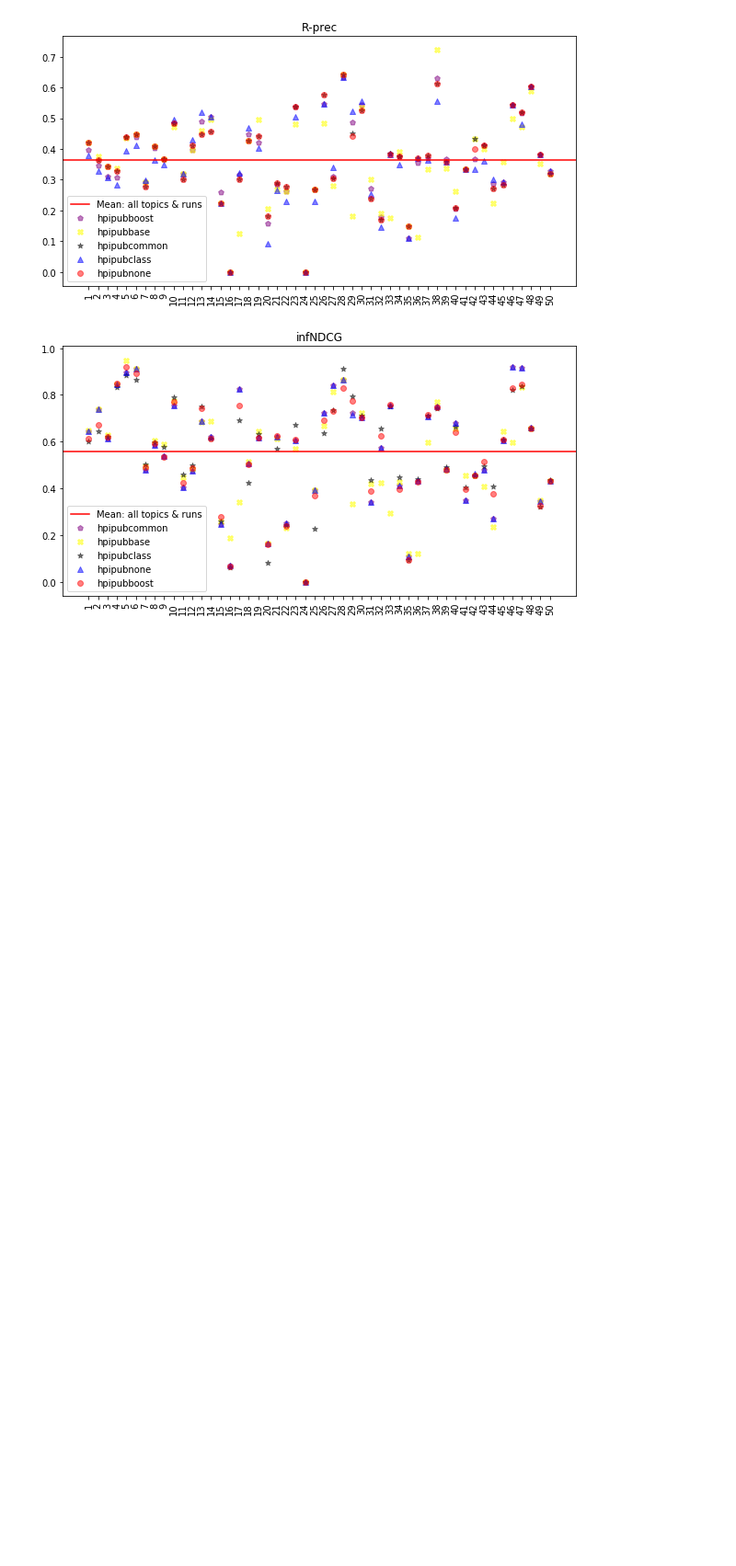
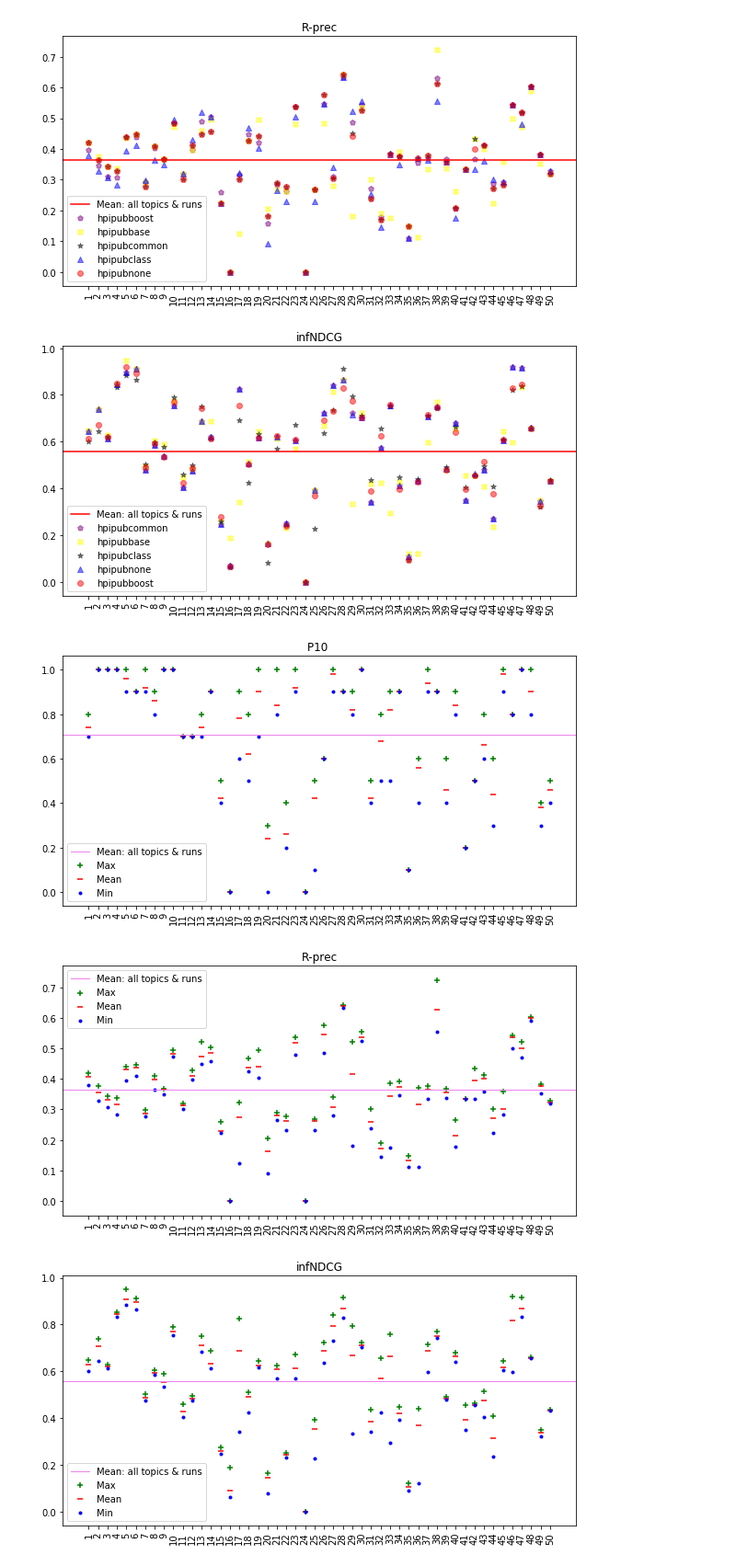
Before and after one commit to hyperlist/trec-pm, a Jupyter notebook: notebooks/BA-Result-Analysis.ipynb, the cells around one changed output. Shown: that part at 92% size. Saved outputs shown, nothing was run; the diff lists cells and outputs as text; code cells hidden in the pictures; blank space fills up the shorter version.

Commit message:
New Graphs with min, mean and max per Topic

```diff
--- a/notebooks/BA-Result-Analysis.ipynb
+++ b/notebooks/BA-Result-Analysis.ipynb
@@ -40,7 +39,6 @@ def makeMetricGraph(metric):
     plt.xticks(rotation='vertical')
     plt.title(metric)
 
-    allTopics = np.zeros(5)
     for file in fileNames:
         col_names = ['metric','topic','value']
         df = pd.read_csv(join(filePath, file), sep=r'\t+', header=None, names=col_names,
@@ -52,6 +50,41 @@ def makeMetricGraph(metric):
     plt.axhline(allTopics.mean(), color='r', label="Mean: all topics & runs");
     plt.legend(loc='best')
     plt.savefig(join(outputPath,'experiment-'+metric+'.pdf'))
+# %%
+def makeTopicGraph(metric):
+    ext = "trec_eval"
+    if(metric == "infNDCG"):
+         ext = "sampleval"
+
+    fileNames = [f for f in listdir(filePath) if isfile(join(filePath, f)) and f[-9:] == ext]
+
+    plt.figure()
+    plt.title(metric)
+
+    allRuns = pd.DataFrame()
+    for file in fileNames:
+        col_names = ['metric','topic','value']
+        df = pd.read_csv(join(filePath, file), sep=r'\t+', header=None, names=col_names,
+                         dtype={'value':float}, engine='python')
+        filtered = df.loc[df['metric'].str.match(metric, case=False) & ~df['topic'].str.match("all", case=False)]
+        allTopics = df.loc[df['metric'].str.match(metric, case=False) & df['topic'].str.match("all", case=False)]['value']
+        # For calculating the max, mean and min per topic
+        if allRuns.empty:
+            allRuns = filtered
+        else:
+            allRuns = allRuns.append(filtered)
+
+    maxDf = allRuns.groupby('topic', as_index=False)['value'].max().astype(float).sort_values(by=['topic']);
+    minDf = allRuns.groupby('topic', as_index=False)['value'].min().astype(float).sort_values(by=['topic']);
+    meanDf = allRuns.groupby('topic', as_index=False)['value'].mean().astype(float).sort_values(by=['topic']);
+
+    plt.axhline(allTopics.mean(), color='violet', label="Mean: all topics & runs", linewidth="1");
+    plt.scatter(maxDf['topic'], maxDf['value'], c='g', label='Max', marker = "+")
+    plt.scatter(meanDf['topic'], meanDf['value'], c='r', label='Mean', marker = "_")
+    plt.scatter(minDf['topic'], minDf['value'], c='b', label='Min', marker = ".")
+    plt.legend(loc='best')
+    plt.xticks(maxDf['topic'],rotation='vertical')
+    plt.savefig(join(outputPath,'experiment-topics-'+metric+'.pdf'))
 # %%
 metrics=["P10 ","R-prec","infNDCG"]
 runs=["hpipubcommon","hpipubbase","hpipubnone","hpipubclass","hpipubboost"]
@@ -80,3 +113,10 @@ for metric in metrics:
 [figure]
 [figure]
 [figure]
+# %%
+for metric in metrics:
+    makeTopicGraph(metric)
+# %% [output]
+[figure, added]
+[figure, added]
+[figure, added]
```
Also changed, not shown: parts of 1 cell of this notebook, 21 other files.
